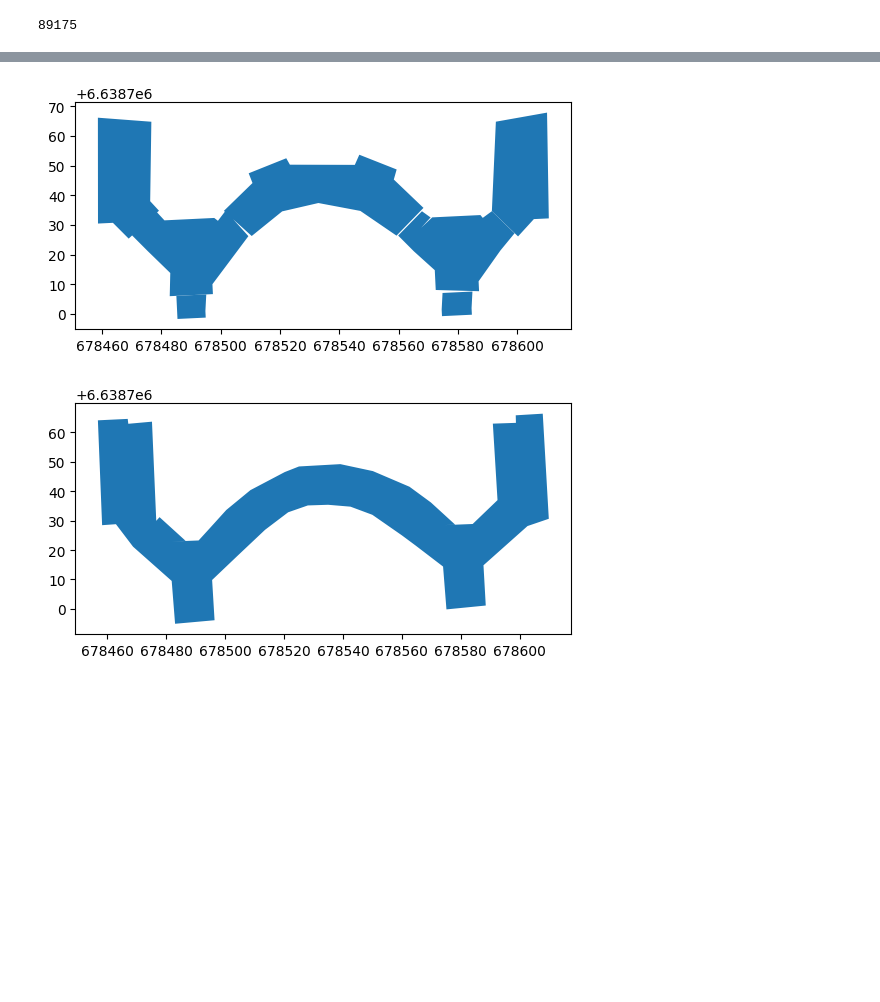
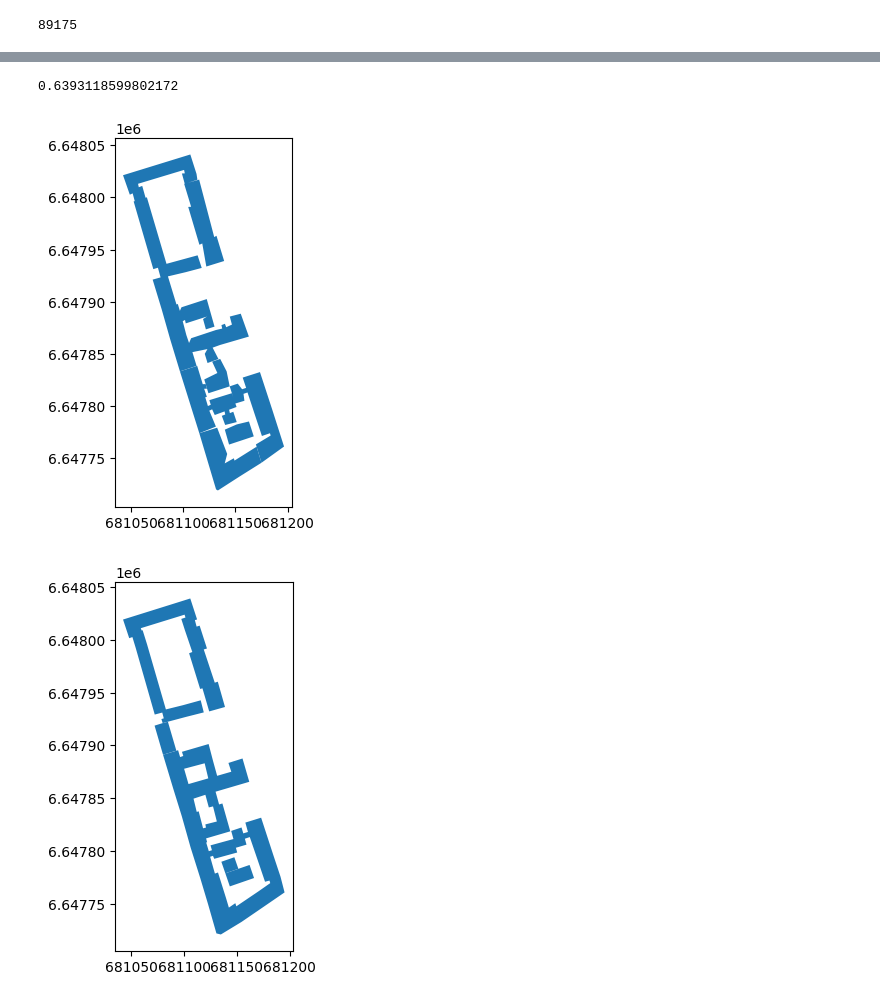
Before and after one commit to ilyakosstin/changellenge_case_MTS, a Jupyter notebook: connect.ipynb, the cells around one changed output, grey strips where cells are left out. Drawn from its saved outputs; the diff is of its cells as text; code cells hidden in the pictures; blank space fills up the shorter version.

Commit message:
categories + simple data aggregation + sectors + model

```diff
--- a/connect.ipynb
+++ b/connect.ipynb
@@ -112,0 +391,10 @@ def plot_decomposition(conn, b_start, geom_a, geom_b):
+# %%
+center_coords_s = 'Point(30.315473 59.938991)' # дворцовая площадь
+
+cc_gpd = gpd.GeoSeries([shapely.wkt.loads(center_coords_s)], crs='EPSG:4326')
+cc_gpd = cc_gpd.to_crs('EPSG:32635')
+
+city_center = cc_gpd.geometry[0]
+
+plt.scatter(gdf_b['centroid'].apply(lambda x: x.x), gdf_b['centroid'].apply(lambda x: x.y))
+plt.scatter([city_center.x], [city_center.y], color='red')
@@ -112,0 +493,3 @@ def plot_decomposition(conn, b_start, geom_a, geom_b):
+# %%
+b_common_form = to_common_form_b(gdf_b)
+b_common_form.head()
@@ -112,0 +503,23 @@ def plot_decomposition(conn, b_start, geom_a, geom_b):
+# %%
+from sklearn.ensemble import RandomForestRegressor
+from sklearn.model_selection import train_test_split
+
+"""
+-0.29
+
+0.68
+
+"""
+
+x = b_common_form.drop(['height'], axis=1)
+y = b_common_form['height']
+
+x_train, x_test, y_train, y_test = train_test_split(x, y, test_size=0.5, random_state=42)
+
+rfr = RandomForestRegressor().fit(x_train, y_train)
+# %%
+rfr.score(x_test, y_test)
+# %% [output]
+0.6393118599802172
+# %%
+triple = list(filter(lambda x: len(x) > 3, intersection_components))
@@ -113,5 +530,5 @@ def plot_decomposition(conn, b_start, geom_a, geom_b):
 # %%
-plot_decomposition(intersection_components[4], b_start, a_geom, b_geom)
+plot_decomposition(triple[2], b_start, a_geom, b_geom)
 # %% [output]
-[figure, old version]
+[figure, new version]
-[figure, old version]
+[figure, new version]
```
Also changed, not shown: parts of 32 cells of this notebook.
